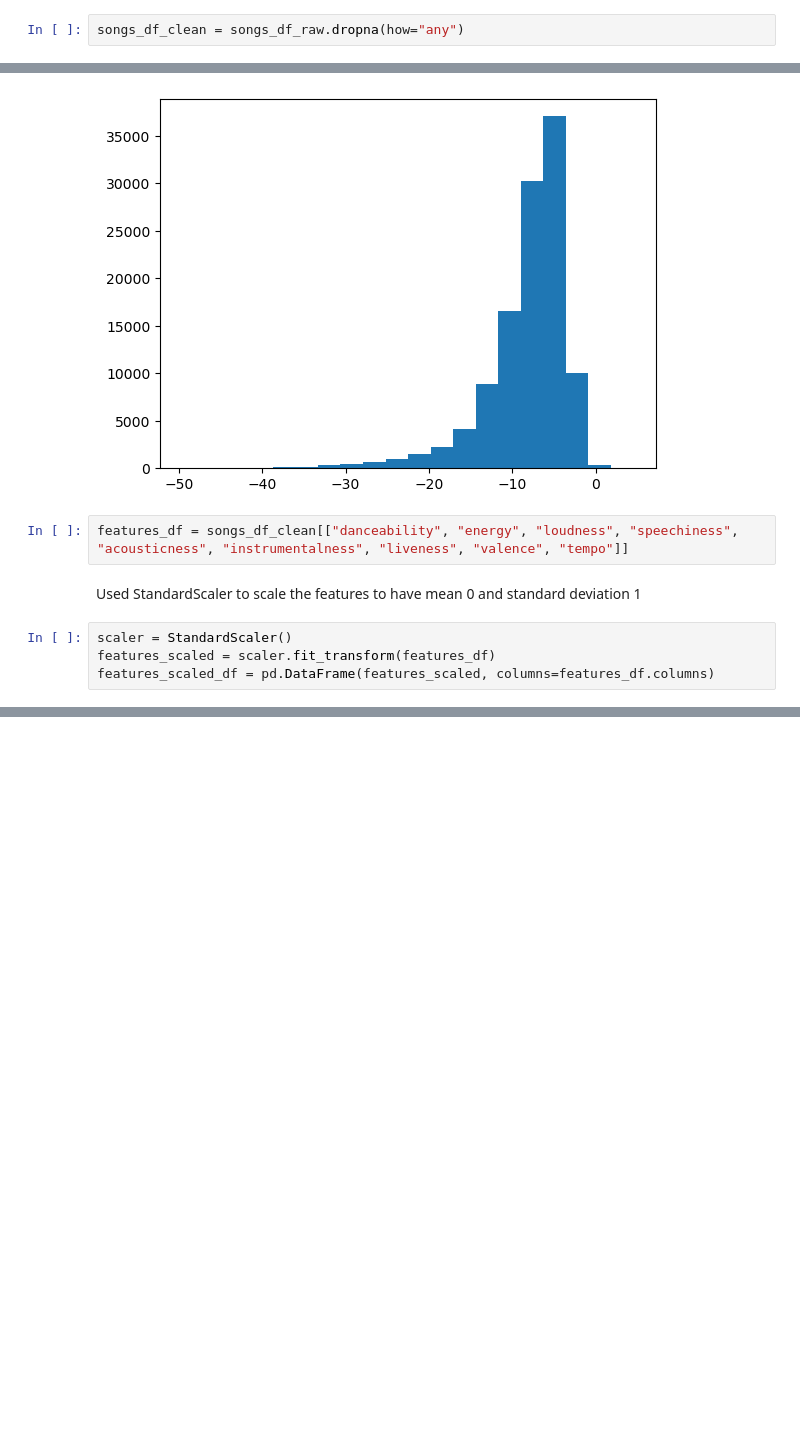
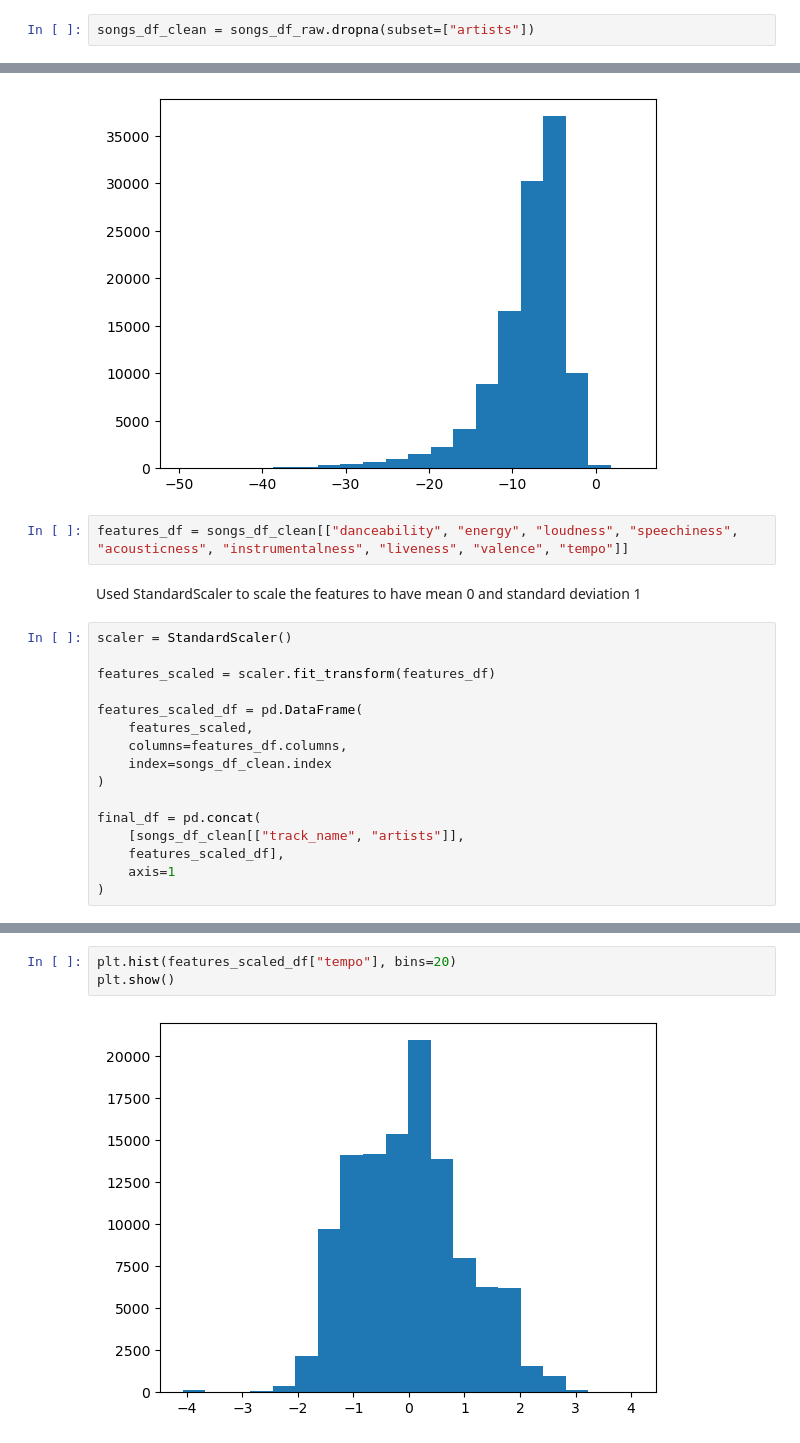
Before and after one commit to lukehspencer/song-recommender, a Jupyter notebook: notebooks/data_cleaning.ipynb, the cells around one changed output, grey strips where cells are left out. Saved outputs shown, nothing was run; the diff lists cells and outputs as text; blank space fills up the shorter version.

```diff
--- a/notebooks/data_cleaning.ipynb
+++ b/notebooks/data_cleaning.ipynb
@@ -74,7 +74,7 @@ songs_df_raw[songs_df_raw["artists"].isna()]
 | 65900 | 65900 | 1kR4gIb7nGxHPI3D2ifs59 | NaN | NaN | NaN | 0 | 0 | False | ... |
 1 rows × 21 columns
 # %%
-songs_df_clean = songs_df_raw.dropna(how="any")
+songs_df_clean = songs_df_raw.dropna(subset=["artists"])
 # %%
 songs_df_clean = songs_df_clean.drop(columns=["Unnamed: 0"])
 # %%
@@ -109,8 +109,20 @@ features_df = songs_df_clean[["danceability", "energy", "loudness", "speechiness
 Used StandardScaler to scale the features to have mean 0 and standard deviation 1
 # %%
 scaler = StandardScaler()
+
 features_scaled = scaler.fit_transform(features_df)
-features_scaled_df = pd.DataFrame(features_scaled, columns=features_df.columns)
+
+features_scaled_df = pd.DataFrame(
+    features_scaled,
+    columns=features_df.columns,
+    index=songs_df_clean.index
+)
+
+final_df = pd.concat(
+    [songs_df_clean[["track_name", "artists"]],
+    features_scaled_df],
+    axis=1
+)
 # %%
 features_scaled_df
 # %% [output]
@@ -147,0 +158,5 @@ song_artists_features_df
+# %%
+plt.hist(features_scaled_df["tempo"], bins=20)
+plt.show()
+# %% [output]
+[figure, added]
```
Also changed, not shown: parts of 4 cells of this notebook.
